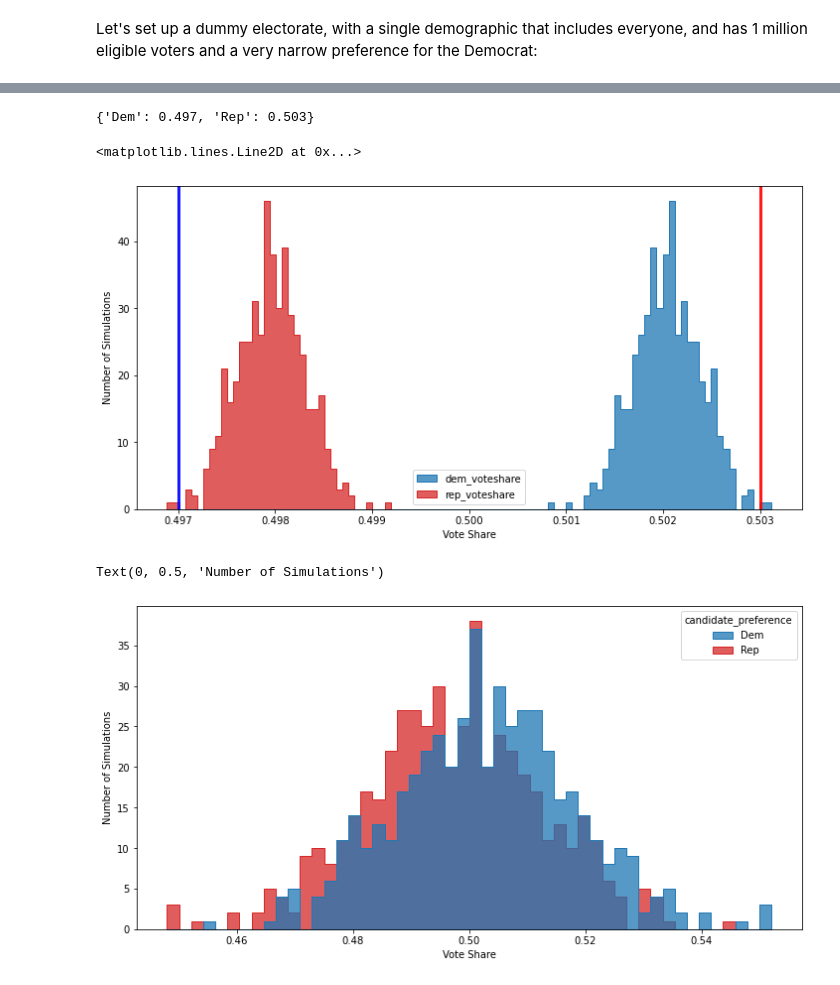
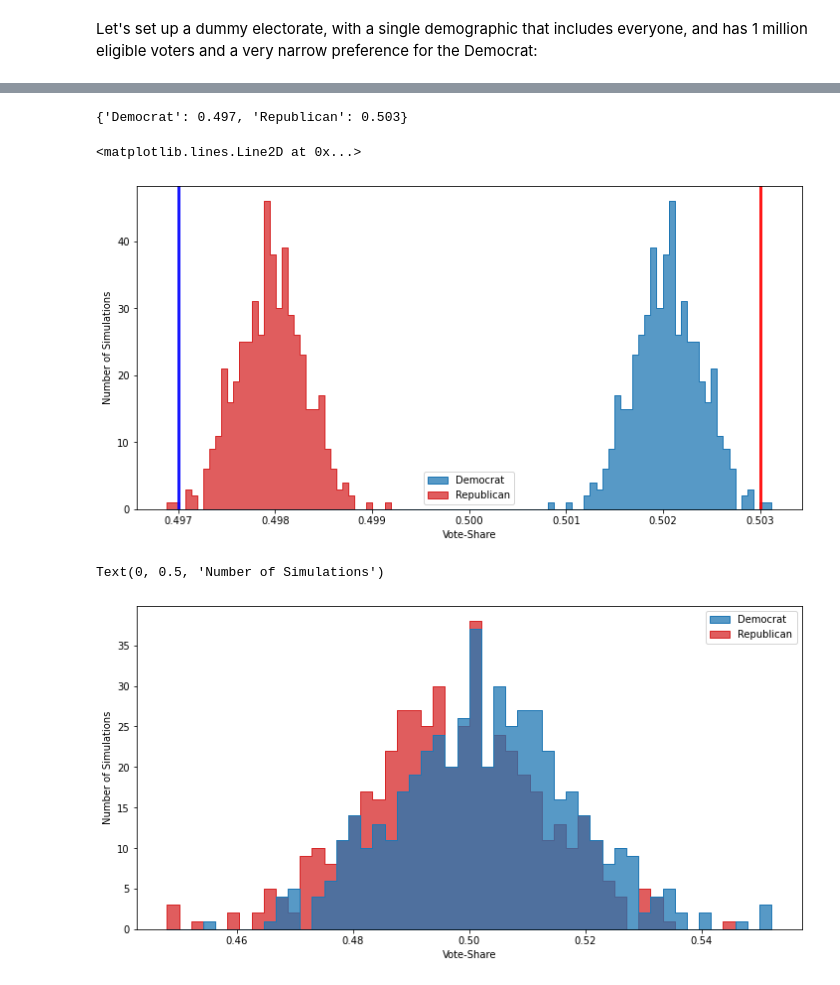
Before and after one commit to AndrewRook/polling_simulator, a Jupyter notebook: 1_introduction.ipynb, the cells around one changed output, grey strips where cells are left out. Drawn from its saved outputs; the diff is of its cells as text; code cells hidden in the pictures.

```diff
--- a/1_introduction.ipynb
+++ b/1_introduction.ipynb
@@ -19,7 +19,7 @@ demographics = [
     Demographic(
         turnout_likelihood=0.7,
         response_likelihood=1.0,
-        candidate_preference={"Dem": 0.502, "Rep": 0.498},
+        candidate_preference={"Democrat": 0.502, "Republican": 0.498},
         population_segmentation = (everyone == True)
     )
 ]
@@ -64,19 +64,19 @@ single_poll_results = run_polls(
 
 single_poll_results
 # %% [output]
-{'Dem': 0.497, 'Rep': 0.503}
+{'Democrat': 0.497, 'Republican': 0.503}
 # %%
 fig, ax = plt.subplots(figsize=(12, 6))
 sns.histplot(
-    simulated_elections[["dem_voteshare", "rep_voteshare"]], element="step", bins=100, ax=ax, alpha=0.75
+    simulated_elections[["Democrat", "Republican"]], element="step", bins=100, ax=ax, alpha=0.75
 )
-ax.set_xlabel("Vote Share")
+ax.set_xlabel("Vote-Share")
 ax.set_ylabel("Number of Simulations")
-ax.axvline(single_poll_results["Rep"], color="red", lw=3, alpha=0.9)
-ax.axvline(single_poll_results["Dem"], color="blue", lw=3, alpha=0.9)
+ax.axvline(single_poll_results["Republican"], color="red", lw=3, alpha=0.9)
+ax.axvline(single_poll_results["Democrat"], color="blue", lw=3, alpha=0.9)
 # %% [output]
 <matplotlib.lines.Line2D at 0x...>
-[figure, old version]
+[figure, new version]
 # %%
 # This cell may take a few minutes
 poll_results = run_polls(
@@ -87,13 +87,17 @@ poll_results = run_polls(
     sampling_strategy=predefined_sample(max_num_attempts=1, screen_likely_voters=False),
     aggregation_strategy=naive_aggregation()
 )
+poll_results.columns = [
+    "Candidate Preference" if column == "candidate_preference" else column
+    for column in poll_results.columns
+]
 # %%
 fig, ax = plt.subplots(figsize=(12, 6))
 sns.histplot(
-    poll_results[["Dem", "Rep"]], element="step", bins=50, ax=ax, alpha=0.75
+    poll_results[["Democrat", "Republican"]], element="step", bins=50, ax=ax, alpha=0.75
 )
-ax.set_xlabel("Vote Share")
+ax.set_xlabel("Vote-Share")
 ax.set_ylabel("Number of Simulations")
 # %% [output]
 Text(0, 0.5, 'Number of Simulations')
-[figure, old version]
+[figure, new version]
```
Also changed, not shown: parts of 3 cells of this notebook, 1 other file.
